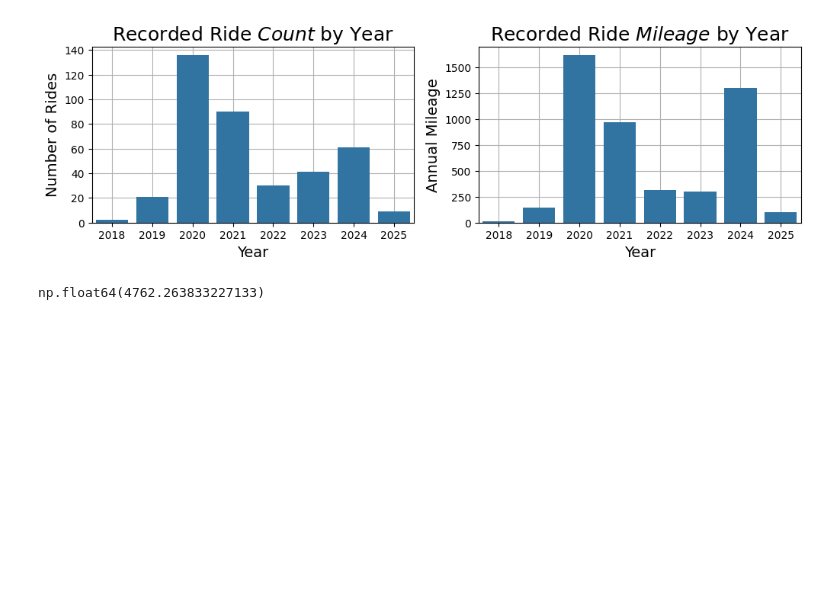
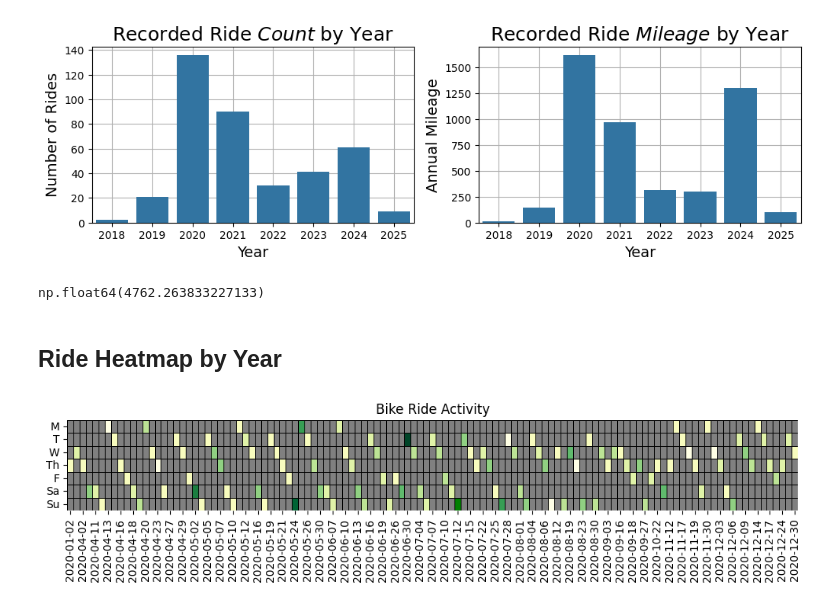
Before and after one commit to ericbauer55/bike-fitness-tracking, a Jupyter notebook: notebooks/1_Post_Enrichment_EDA/0_ride_summary_exploration.ipynb, the cells around one changed output. Cells and saved outputs as stored; diff of their text form; code cells hidden in the pictures; blank space fills up the shorter version.

Commit message:
prototyped a ride activity heatmap

```diff
--- a/notebooks/1_Post_Enrichment_EDA/0_ride_summary_exploration.ipynb
+++ b/notebooks/1_Post_Enrichment_EDA/0_ride_summary_exploration.ipynb
@@ -35,9 +35,9 @@ print(f'Of the total {total_rides} rides, only {rides_with_watch} of them have w
 # %% [output]
 Of the total 390 rides, only 85 of them have watch sensor data (21.79%)
 # %%
-df['ride_year'] = df['start_date'].apply(lambda x:x.year)
-df['ride_month'] = df['start_date'].apply(lambda x:x.year)
-df['ride_dow'] = df['start_date'].apply(lambda x:x.day_of_week)
+df['ride_year'] = df['start_date'].dt.year
+df['ride_month'] = df['start_date'].dt.month
+df['ride_dow'] = df['start_date'].dt.day_name()
 # %%
 df_yearly_rides = df[['ride_year','total_distance_mi']].groupby('ride_year').count().rename(columns={'total_distance_mi':'ride_count'}).reset_index()
 df_yearly_miles = df[['ride_year','total_distance_mi']].groupby('ride_year').sum().rename(columns={'total_distance_mi':'yearly_ride_mileage'}).reset_index()
@@ -61,3 +61,28 @@ _ = axes[1].set_axisbelow(True)
 df.total_distance_mi.sum()
 # %% [output]
 np.float64(4762.263833227133)
+# %% [markdown]
+## Ride Heatmap by Year
+# %%
+filt_year=2020
+agg_column = 'total_distance_mi'
+agg_method = 'sum'
+####
+days_order = ['Monday', 'Tuesday', 'Wednesday', 'Thursday', 'Friday', 'Saturday', 'Sunday']
+df_filt_year = df.copy().loc[df['ride_year']==2020,:]
+df_filt_year['start_date'] = df_filt_year['start_date'].dt.date
+df_grouped = df_filt_year.groupby(['start_date','ride_dow'])[agg_column].agg(agg_method).reset_index()
+pivot_df = df_grouped.pivot_table(index='start_date', columns='ride_dow', values=agg_column, fill_value=0.0).reindex(columns=days_order)
+pivot_df= pivot_df.rename(columns={full:short for full,short in zip(days_order, ['M','T','W','Th','F','Sa','Su'])})
+# %%
+cmap = plt.get_cmap('YlGn',10)
+cmap.set_under('grey')#Colour values less than vmin in white
+cmap.set_over('green')# colour valued larger than vmax in red
+
+_ = plt.figure(figsize=(12, 1.5))
+_ = sns.heatmap(pivot_df.T, cmap=cmap, linewidths=.5, linecolor='black', square=False, annot=False, cbar=False, vmin=0.005, vmax=50.0)
+_ = plt.title('Bike Ride Activity')
+_ = plt.xlabel('')
+_ = plt.ylabel('')
+# %% [output]
+[figure, added]
```
